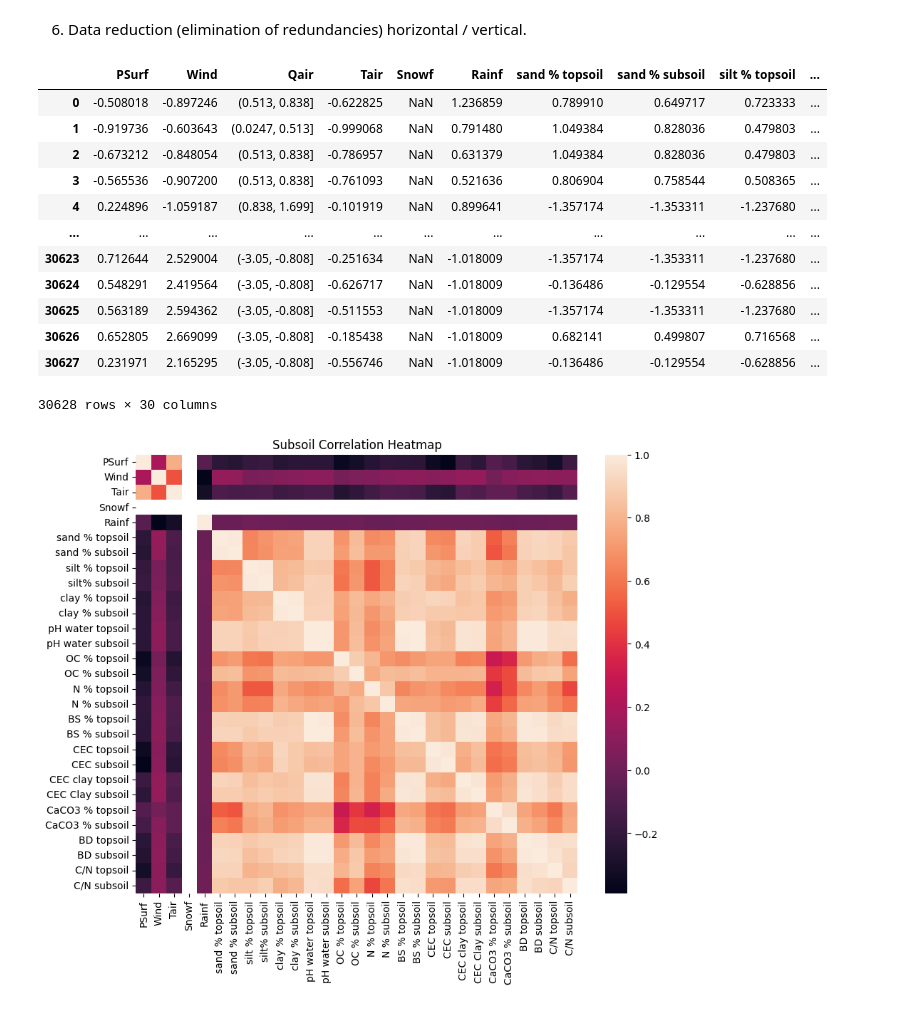
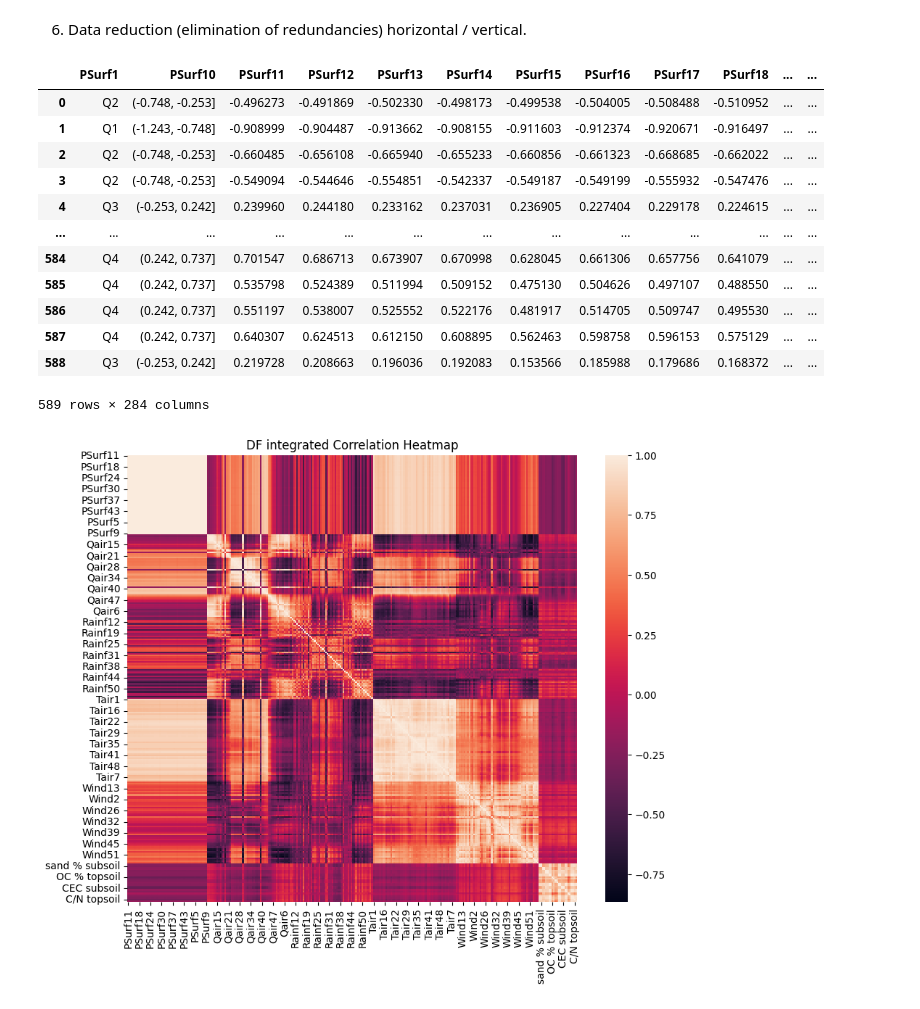
Before and after one commit to grosvenor01/Soil-DATA-manip, a Jupyter notebook: main.ipynb, the cells around one changed output. Cells and saved outputs as stored; diff of their text form; code cells hidden in the pictures.

Commit message:
adding aggregation in columns and improving the speed

```diff
--- a/main.ipynb
+++ b/main.ipynb
@@ -1202,6 +1213,6 @@ def discritize(df_climat, column , Q):
         print(f"An error occurred during discretization: {e}")
         return None
 
-df_result["Qair"] = discritize(df_result, "Qair" , 5)
+df_result["PSurf1"] = discritize(df_result, "PSurf1" , 5)
 df_result
 # %% [output]
@@ -1281,29 +1294,29 @@ def reduction_horiz(df_climat):
     return df_climat
 reduction_horiz(df_result)
 # %% [output]
-|  | PSurf | Wind | Qair | Tair | Snowf | Rainf | sand % topsoil | sand % subsoil | silt % topsoil | ... |
-| 0 | -0.508018 | -0.897246 | (0.513, 0.838] | -0.622825 | NaN | 1.236859 | 0.789910 | 0.649717 | 0.723333 | ... |
-| 1 | -0.919736 | -0.603643 | (0.0247, 0.513] | -0.999068 | NaN | 0.791480 | 1.049384 | 0.828036 | 0.479803 | ... |
-| 2 | -0.673212 | -0.848054 | (0.513, 0.838] | -0.786957 | NaN | 0.631379 | 1.049384 | 0.828036 | 0.479803 | ... |
-| 3 | -0.565536 | -0.907200 | (0.513, 0.838] | -0.761093 | NaN | 0.521636 | 0.806904 | 0.758544 | 0.508365 | ... |
-| 4 | 0.224896 | -1.059187 | (0.838, 1.699] | -0.101919 | NaN | 0.899641 | -1.357174 | -1.353311 | -1.237680 | ... |
-| ... | ... | ... | ... | ... | ... | ... | ... | ... | ... | ... |
-| 30623 | 0.712644 | 2.529004 | (-3.05, -0.808] | -0.251634 | NaN | -1.018009 | -1.357174 | -1.353311 | -1.237680 | ... |
-| 30624 | 0.548291 | 2.419564 | (-3.05, -0.808] | -0.626717 | NaN | -1.018009 | -0.136486 | -0.129554 | -0.628856 | ... |
-| 30625 | 0.563189 | 2.594362 | (-3.05, -0.808] | -0.511553 | NaN | -1.018009 | -1.357174 | -1.353311 | -1.237680 | ... |
-| 30626 | 0.652805 | 2.669099 | (-3.05, -0.808] | -0.185438 | NaN | -1.018009 | 0.682141 | 0.499807 | 0.716568 | ... |
-| 30627 | 0.231971 | 2.165295 | (-3.05, -0.808] | -0.556746 | NaN | -1.018009 | -0.136486 | -0.129554 | -0.628856 | ... |
+|  | PSurf1 | PSurf10 | PSurf11 | PSurf12 | PSurf13 | PSurf14 | PSurf15 | PSurf16 | PSurf17 | PSurf18 | ... | ... |
+| 0 | Q2 | (-0.748, -0.253] | -0.496273 | -0.491869 | -0.502330 | -0.498173 | -0.499538 | -0.504005 | -0.508488 | -0.510952 | ... | ... |
+| 1 | Q1 | (-1.243, -0.748] | -0.908999 | -0.904487 | -0.913662 | -0.908155 | -0.911603 | -0.912374 | -0.920671 | -0.916497 | ... | ... |
+| 2 | Q2 | (-0.748, -0.253] | -0.660485 | -0.656108 | -0.665940 | -0.655233 | -0.660856 | -0.661323 | -0.668685 | -0.662022 | ... | ... |
+| 3 | Q2 | (-0.748, -0.253] | -0.549094 | -0.544646 | -0.554851 | -0.542337 | -0.549187 | -0.549199 | -0.555932 | -0.547476 | ... | ... |
+| 4 | Q3 | (-0.253, 0.242] | 0.239960 | 0.244180 | 0.233162 | 0.237031 | 0.236905 | 0.227404 | 0.229178 | 0.224615 | ... | ... |
+| ... | ... | ... | ... | ... | ... | ... | ... | ... | ... | ... | ... | ... |
+| 584 | Q4 | (0.242, 0.737] | 0.701547 | 0.686713 | 0.673907 | 0.670998 | 0.628045 | 0.661306 | 0.657756 | 0.641079 | ... | ... |
+| 585 | Q4 | (0.242, 0.737] | 0.535798 | 0.524389 | 0.511994 | 0.509152 | 0.475130 | 0.504626 | 0.497107 | 0.488550 | ... | ... |
+| 586 | Q4 | (0.242, 0.737] | 0.551197 | 0.538007 | 0.525552 | 0.522176 | 0.481917 | 0.514705 | 0.509747 | 0.495530 | ... | ... |
+| 587 | Q4 | (0.242, 0.737] | 0.640307 | 0.624513 | 0.612150 | 0.608895 | 0.562463 | 0.598758 | 0.596153 | 0.575129 | ... | ... |
+| 588 | Q3 | (-0.253, 0.242] | 0.219728 | 0.208663 | 0.196036 | 0.192083 | 0.153566 | 0.185988 | 0.179686 | 0.168372 | ... | ... |
-30628 rows × 30 columns
+589 rows × 284 columns
 # %%
 def reduction_vertic(df_climat):
     # drop the non numerical columns
     for i in df_climat:
         if df_climat[i].dtype not in ["float64" , "int64"]:
             df_climat = df_climat.drop(columns=i)
     plt.figure(figsize=(10, 8))  # Adjust figure size as needed
     p2 = sns.heatmap(df_climat.corr())
-    plt.title('Subsoil Correlation Heatmap')
+    plt.title('DF integrated Correlation Heatmap')
     plt.show()
 reduction_vertic(df_result)
 # %% [output]
-[figure, old version]
+[figure, new version]
```
Also changed, not shown: parts of 6 cells of this notebook, 1 other file.
